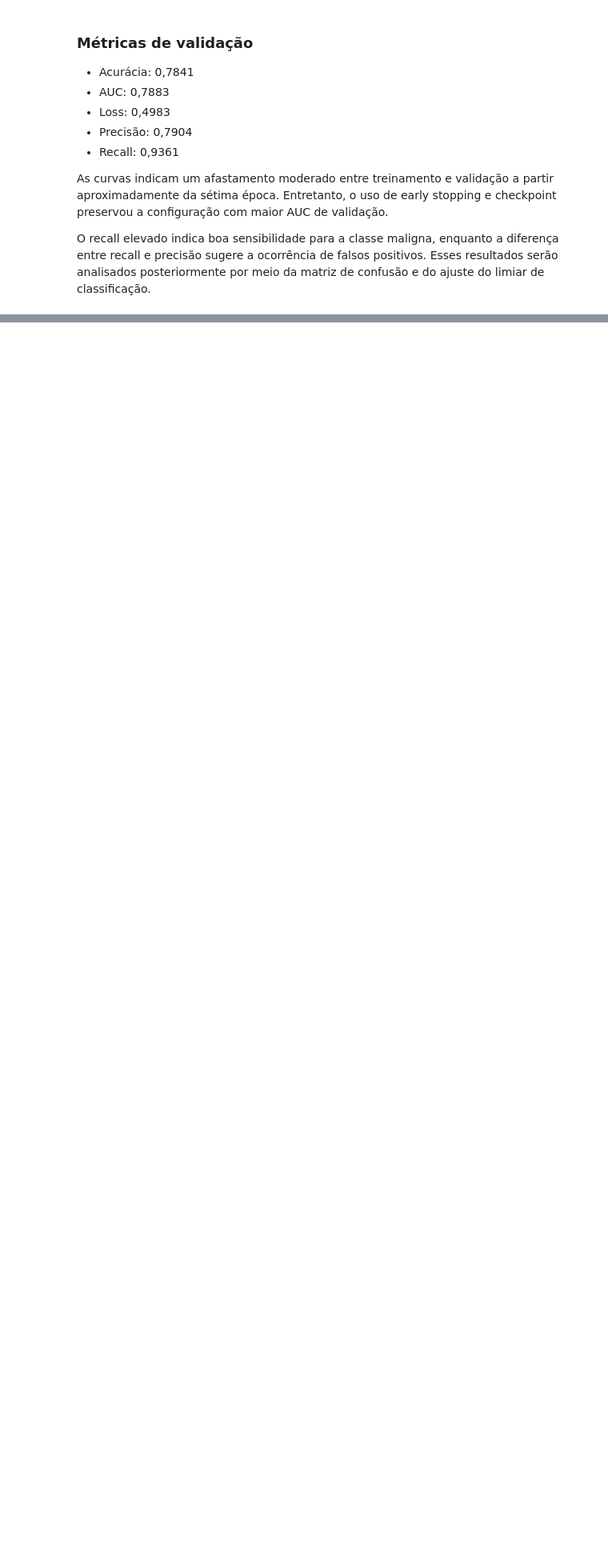
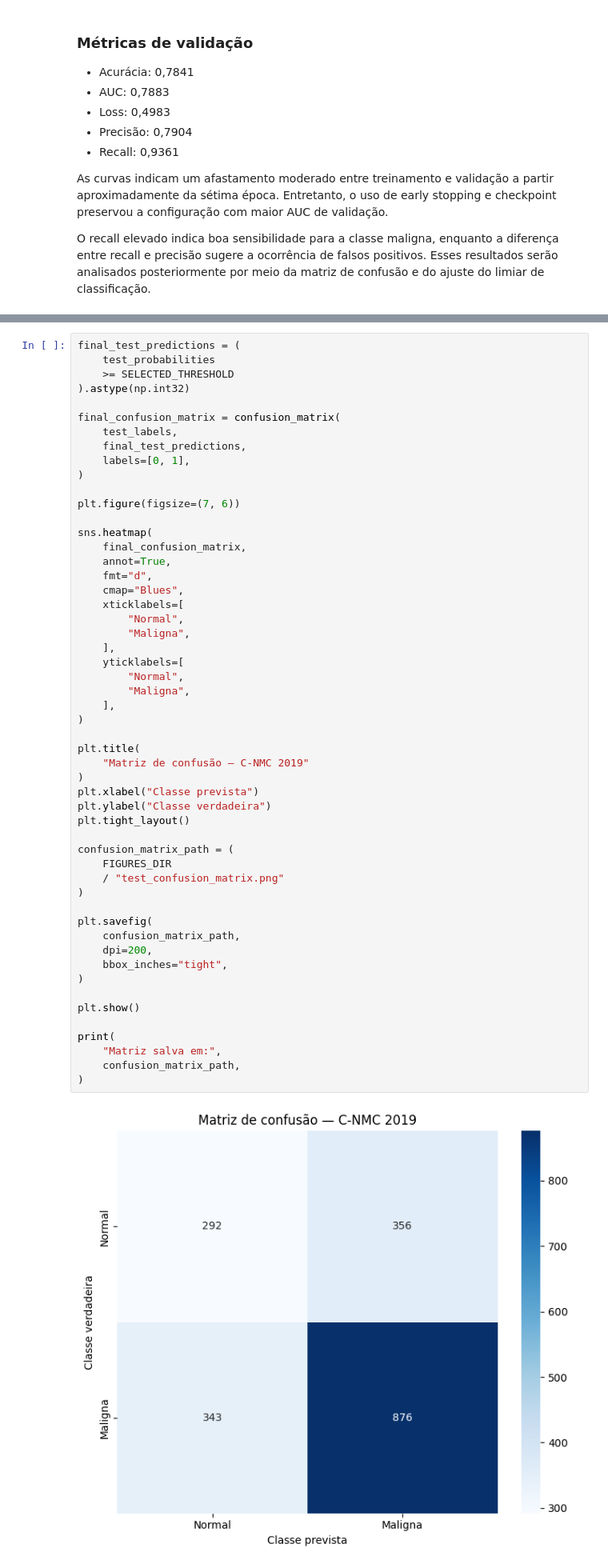
Before and after one commit to EdsonDaSilvaLJ/LIMCI_web_system, a Jupyter notebook: notebooks/02_train_efficientnet_cnmc.ipynb, the cells around one changed output, grey strips where cells are left out. Shown at 80% size. Drawn from its saved outputs; the diff is of its cells as text; blank space fills up the shorter version.

```diff
--- a/notebooks/02_train_efficientnet_cnmc.ipynb
+++ b/notebooks/02_train_efficientnet_cnmc.ipynb
@@ -796,0 +1488,55 @@ confusão e do ajuste do limiar de classificação.
+# %%
+final_test_predictions = (
+    test_probabilities
+    >= SELECTED_THRESHOLD
+).astype(np.int32)
+
+final_confusion_matrix = confusion_matrix(
+    test_labels,
+    final_test_predictions,
+    labels=[0, 1],
+)
+
+plt.figure(figsize=(7, 6))
+
+sns.heatmap(
+    final_confusion_matrix,
+    annot=True,
+    fmt="d",
+    cmap="Blues",
+    xticklabels=[
+        "Normal",
+        "Maligna",
+    ],
+    yticklabels=[
+        "Normal",
+        "Maligna",
+    ],
+)
+
+plt.title(
+    "Matriz de confusão — C-NMC 2019"
+)
+plt.xlabel("Classe prevista")
+plt.ylabel("Classe verdadeira")
+plt.tight_layout()
+
+confusion_matrix_path = (
+    FIGURES_DIR
+    / "test_confusion_matrix.png"
+)
+
+plt.savefig(
+    confusion_matrix_path,
+    dpi=200,
+    bbox_inches="tight",
+)
+
+plt.show()
+
+print(
+    "Matriz salva em:",
+    confusion_matrix_path,
+)
+# %% [output]
+[figure, added]
```
Also changed, not shown: parts of 21 cells of this notebook.
